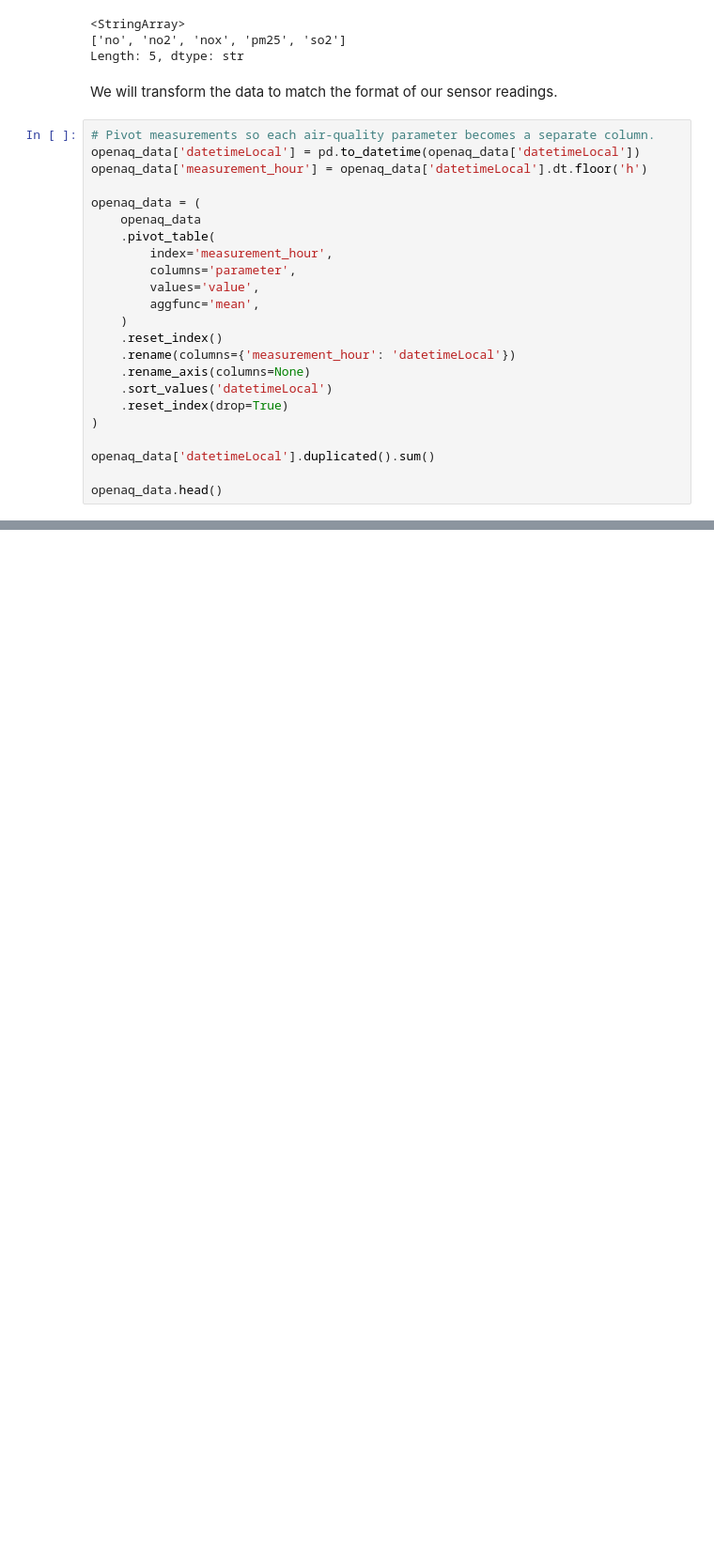
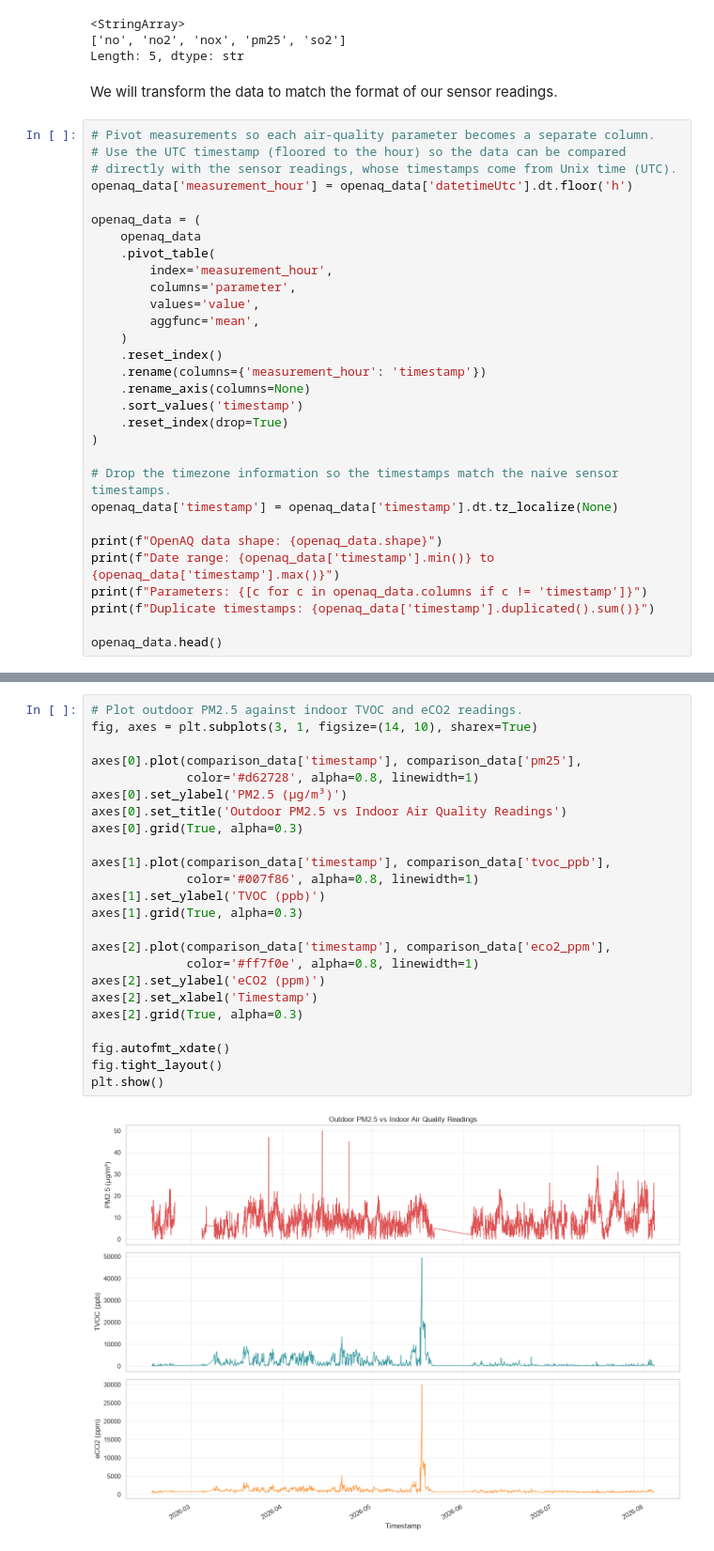
Before and after one commit to SirSerow/esp32-air-quality-sensor, a Jupyter notebook: data-processing/dataset_exploation.ipynb, the cells around one changed output, grey strips where cells are left out. Shown at 94% size. Drawn from its saved outputs; the diff is of its cells as text; blank space fills up the shorter version.

```diff
--- a/data-processing/dataset_exploation.ipynb
+++ b/data-processing/dataset_exploation.ipynb
@@ -726,8 +732,9 @@ Length: 5, dtype: str
 We will transform the data to match the format of our sensor readings.
 # %%
 # Pivot measurements so each air-quality parameter becomes a separate column.
-openaq_data['datetimeLocal'] = pd.to_datetime(openaq_data['datetimeLocal'])
-openaq_data['measurement_hour'] = openaq_data['datetimeLocal'].dt.floor('h')
+# Use the UTC timestamp (floored to the hour) so the data can be compared
+# directly with the sensor readings, whose timestamps come from Unix time (UTC).
+openaq_data['measurement_hour'] = openaq_data['datetimeUtc'].dt.floor('h')
 
 openaq_data = (
     openaq_data
@@ -738,13 +745,19 @@ openaq_data = (
         aggfunc='mean',
     )
     .reset_index()
-    .rename(columns={'measurement_hour': 'datetimeLocal'})
+    .rename(columns={'measurement_hour': 'timestamp'})
     .rename_axis(columns=None)
-    .sort_values('datetimeLocal')
+    .sort_values('timestamp')
     .reset_index(drop=True)
 )
 
-openaq_data['datetimeLocal'].duplicated().sum()
+# Drop the timezone information so the timestamps match the naive sensor timestamps.
+openaq_data['timestamp'] = openaq_data['timestamp'].dt.tz_localize(None)
+
+print(f"OpenAQ data shape: {openaq_data.shape}")
+print(f"Date range: {openaq_data['timestamp'].min()} to {openaq_data['timestamp'].max()}")
+print(f"Parameters: {[c for c in openaq_data.columns if c != 'timestamp']}")
+print(f"Duplicate timestamps: {openaq_data['timestamp'].duplicated().sum()}")
 
 openaq_data.head()
 # %% [output]
@@ -783,0 +846,26 @@ plt.show()
+# %%
+# Plot outdoor PM2.5 against indoor TVOC and eCO2 readings.
+fig, axes = plt.subplots(3, 1, figsize=(14, 10), sharex=True)
+
+axes[0].plot(comparison_data['timestamp'], comparison_data['pm25'],
+             color='#d62728', alpha=0.8, linewidth=1)
+axes[0].set_ylabel('PM2.5 (µg/m³)')
+axes[0].set_title('Outdoor PM2.5 vs Indoor Air Quality Readings')
+axes[0].grid(True, alpha=0.3)
+
+axes[1].plot(comparison_data['timestamp'], comparison_data['tvoc_ppb'],
+             color='#007f86', alpha=0.8, linewidth=1)
+axes[1].set_ylabel('TVOC (ppb)')
+axes[1].grid(True, alpha=0.3)
+
+axes[2].plot(comparison_data['timestamp'], comparison_data['eco2_ppm'],
+             color='#ff7f0e', alpha=0.8, linewidth=1)
+axes[2].set_ylabel('eCO2 (ppm)')
+axes[2].set_xlabel('Timestamp')
+axes[2].grid(True, alpha=0.3)
+
+fig.autofmt_xdate()
+fig.tight_layout()
+plt.show()
+# %% [output]
+[figure, added]
```
Also changed, not shown: parts of 9 cells of this notebook, 6 other files.
